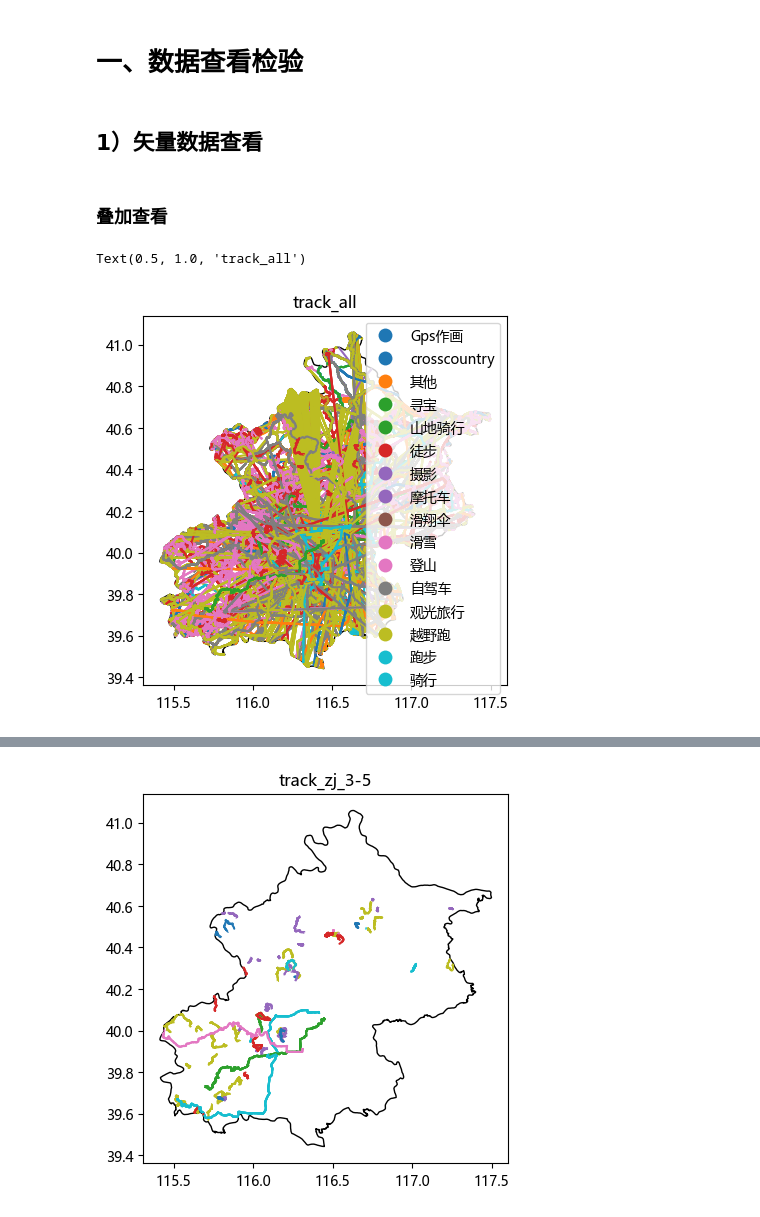
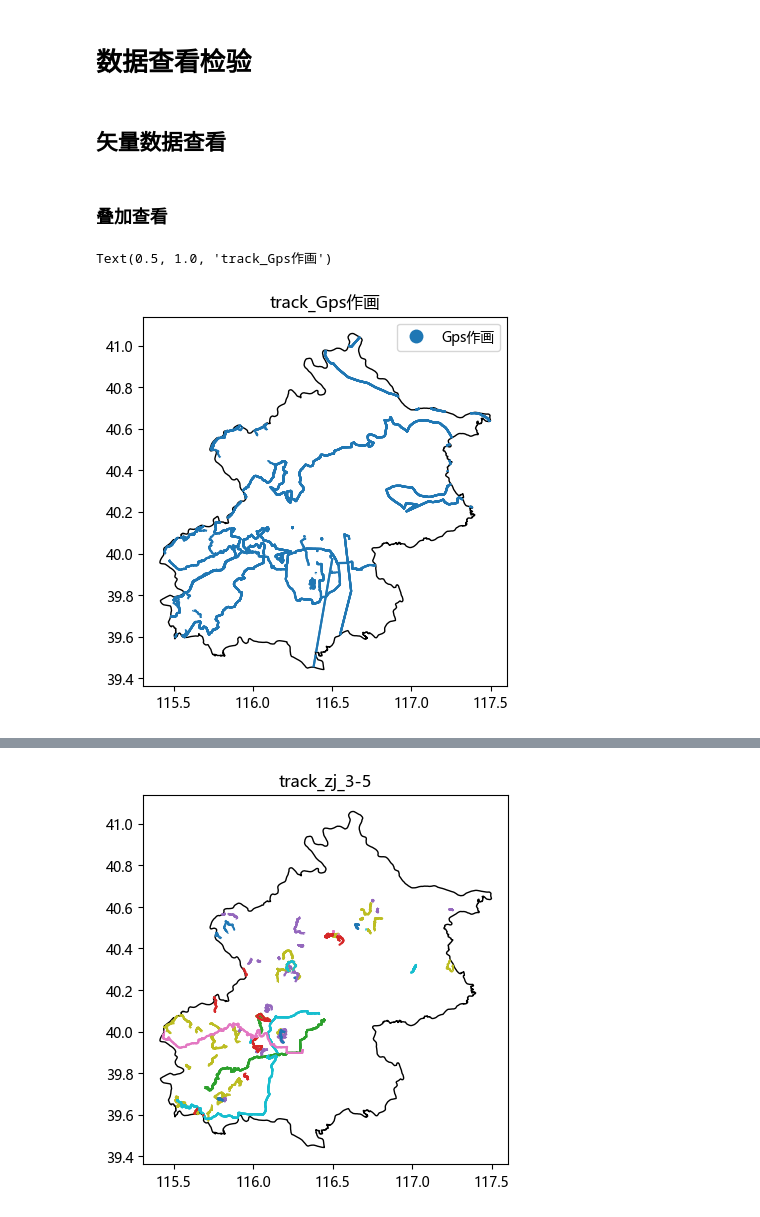
Before and after one commit to dsw676676/SmartCity, a Jupyter notebook: 数据测试.ipynb, the cells around one changed output, grey strips where cells are left out. Cells and saved outputs as stored; diff of their text form; code cells hidden in the pictures.

```diff
--- a/数据测试.ipynb
+++ b/数据测试.ipynb
@@ -6,27 +7,28 @@ plt.rcParams['font.sans-serif'] = ['Microsoft YaHei']
 # %%
 to_path = r"E:\Netease\智慧城市\4.处理数据"
 # %% [markdown]
-# 一、数据查看检验
+# 数据查看检验
 # %% [markdown]
-## 1）矢量数据查看
+## 矢量数据查看
 # %% [markdown]
 ### 叠加查看
 # %%
 #### 合并数据查看
+fig,ax = plt.subplots(1,1)
 
 # 绘制北京市边界
 df_bj = gpd.read_file(to_path+r"\rawdata\北京市行政边界.shp")
-ax = df_bj.plot(color="none",figsize=(12,12))
+df_bj.plot(ax=ax,color="none",figsize=(12,12))
 
 # 增绘轨迹位置
-df = gpd.read_file(to_path+r"\workingdata2\track_all.shp")
+df = gpd.read_file(to_path+r"\workingdata3\track_Gps作画.shp")
 df.plot(ax=ax,column="triptype",legend=True)
 
 # 设置标题
-ax.set_title("track_all")
+ax.set_title("track_Gps作画")
 # %% [output]
-Text(0.5, 1.0, 'track_all')
+Text(0.5, 1.0, 'track_Gps作画')
-[figure, old version]
+[figure, new version]
 # %%
 df.head()
 # %% [output]
```
Also changed, not shown: parts of 3 cells of this notebook, 5 other files.
